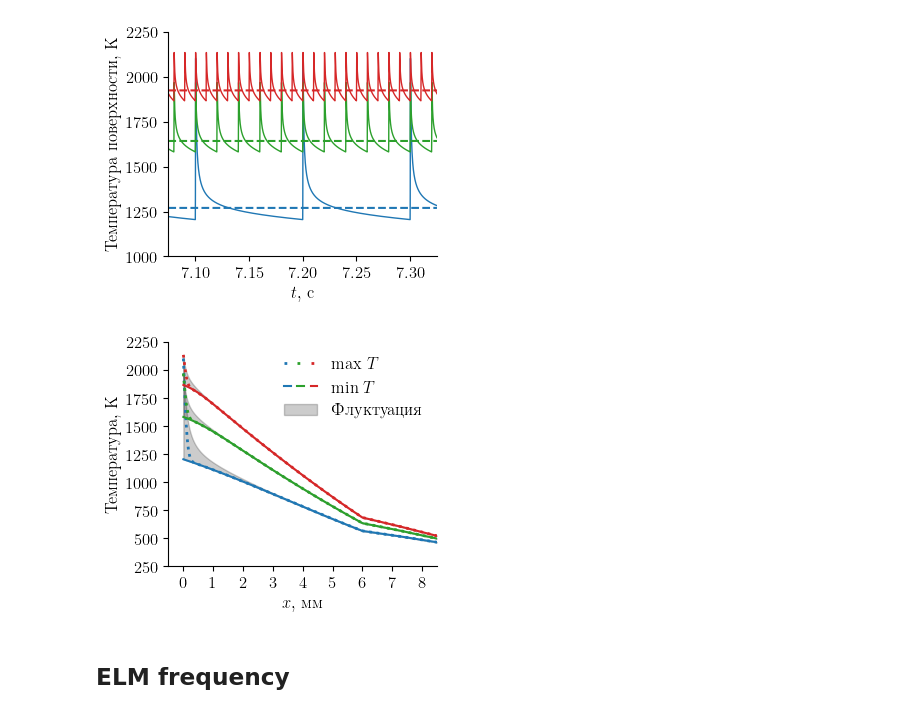
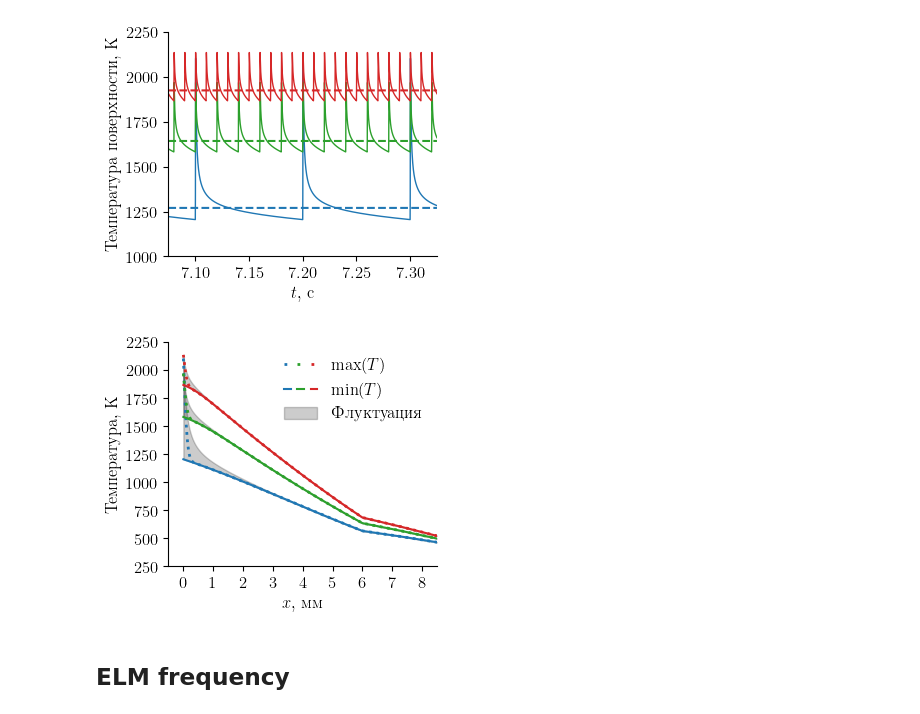
Before and after one commit to KulaginVladimir/PhD, a Jupyter notebook: Scripts/Chapter_3/ELMs/ELMs.ipynb, the cells around one changed output. Cells and saved outputs as stored; diff of their text form; code cells hidden in the pictures.

```diff
--- a/Scripts/Chapter_3/ELMs/ELMs.ipynb
+++ b/Scripts/Chapter_3/ELMs/ELMs.ipynb
@@ -29,6 +29,7 @@ mpl_params = {
             r"\usepackage{amsmath}",
             r"\usepackage[utf8]{inputenc}",
             r"\usepackage[russian]{babel}",
+            r"\usepackage{upgreek}",
         ]
     ),
     "axes.spines.right": False,
@@ -266,7 +267,7 @@ plt.show()
 from matplotlib.legend_handler import HandlerTuple
 
 fig, ax = plt.subplots(figsize=(88 * mm2inch, 74 * mm2inch))
-
+colors = ["tab:blue", "tab:green", "tab:red"]
 data = [
     pd.read_csv(path + "Статья/T_data/T_vs_x_q10_f10.txt", header=None, sep="\s+"),
     pd.read_csv(path + "Статья/T_data/T_vs_x_q10_f50.txt", header=None, sep="\s+"),
@@ -274,40 +275,41 @@ data = [
 ]
 P1 = []
 P2 = []
+lw = 1.5
 for i, dat in enumerate(data):
     dat["Maxs"] = dat.drop(columns=0).max(axis=1)
     dat["Mins"] = dat.drop(columns=0).min(axis=1)
 
     (p1,) = ax.plot(dat[0], dat[5], color=colors[i], lw=2, ls="dotted")
     (p2,) = ax.plot(dat[0], dat[1], color=colors[i], lw=lw)
     P1.append(p1)
     P2.append(p2)
     p3 = ax.fill_between(dat[0], dat["Maxs"], dat["Mins"], color=[0, 0, 0, 0.2])
 
 l = ax.legend(
     [tuple(P1), tuple(P2), p3],
-    ["$\max\,T$", "$\min\,T$", "Флуктуация"],
+    ["$\max(T)$", "$\min(T)$", "Флуктуация"],
     handler_map={tuple: HandlerTuple(ndivide=None)},
     handlelength=2,
     fancybox=False,
     shadow=True,
     edgecolor="black",
 )
 
 
 ax.set_xticks([i for i in range(9)])
 ax.set_xlim(-0.5, 8.5)
 ax.set_ylim(250, 2250)
 ax.set_xlabel(r"$x$, мм")
 ax.set_ylabel("Температура, К")
 ax.set_yticks([i for i in range(250, 2500, 250)])
 
 plt.savefig(
     "../../../Thesis/images/T_profile.pdf", bbox_inches="tight", pad_inches=0.01
 )
 plt.show()
 # %% [output]
-[figure, old version]
+[figure, new version]
 # %% [markdown]
 ## ELM frequency
 # %%
```
Also changed, not shown: parts of 3 cells of this notebook, 39 other files.
